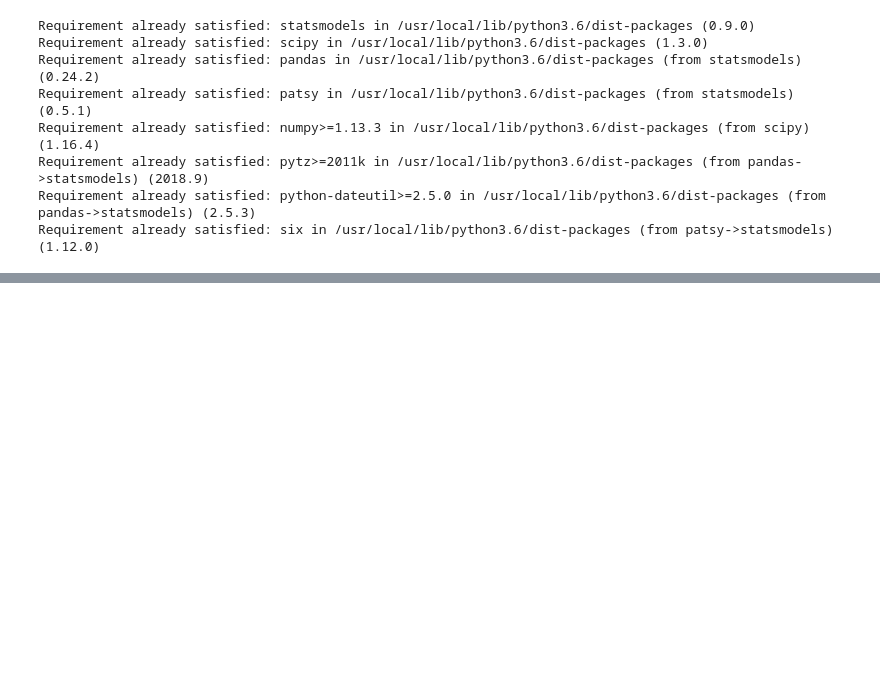
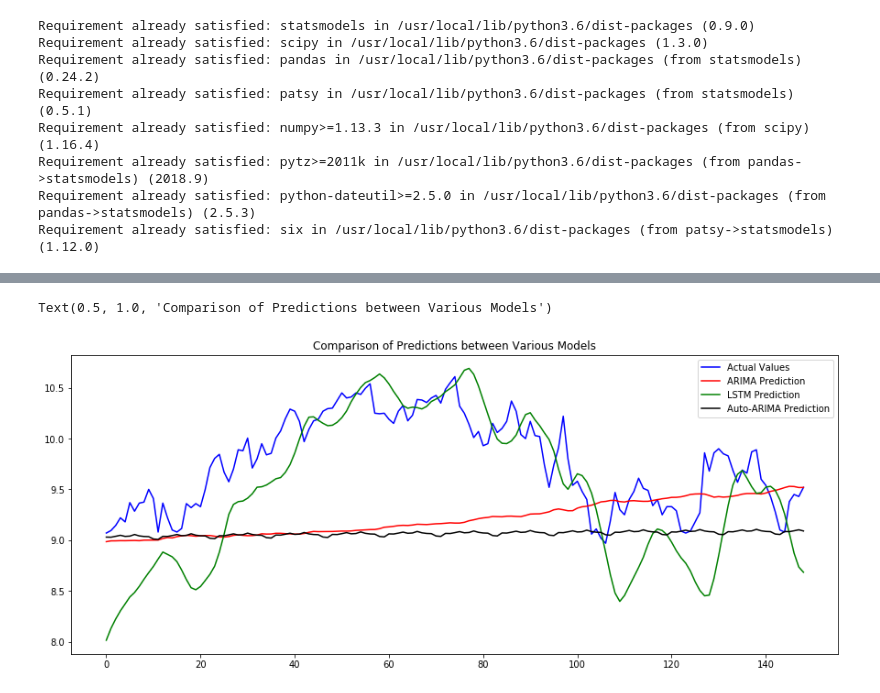
Before and after one commit to gopalkalpande/Practice-AI, a Jupyter notebook: time_series_forecast.ipynb, the cells around one changed output, grey strips where cells are left out. Saved outputs shown, nothing was run; the diff lists cells and outputs as text; code cells hidden in the pictures; blank space fills up the shorter version.

```diff
--- a/time_series_forecast.ipynb
+++ b/time_series_forecast.ipynb
@@ -554,0 +596,2 @@ Successfully installed PasteDeploy-2.0.1 hupper-1.8.1 plaster-1.0 plaster-pasted
+# %%
+future_forecast = stepwise_model.predict(n_periods=149)
@@ -554,0 +618,2 @@ Successfully installed PasteDeploy-2.0.1 hupper-1.8.1 plaster-1.0 plaster-pasted
+# %%
+future_forecast = pd.DataFrame(future_forecast,index = test.index,columns=['Prediction'])
@@ -554,0 +639,3 @@ Successfully installed PasteDeploy-2.0.1 hupper-1.8.1 plaster-1.0 plaster-pasted
+# %%
+my['arima-auto'] = 0
+my.head()
@@ -554,0 +649,6 @@ Successfully installed PasteDeploy-2.0.1 hupper-1.8.1 plaster-1.0 plaster-pasted
+# %%
+j = 1
+for i in range(0,len(future_forecast)):
+    ff = future_forecast[i:j].values
+    my['auto-arima'][i] = ff
+    j += 1
@@ -554,0 +669,11 @@ Successfully installed PasteDeploy-2.0.1 hupper-1.8.1 plaster-1.0 plaster-pasted
+# %%
+#predictions_ARIMA = np.exp(predictions_ARIMA_log)
+plt.plot(my['actual'],'b', label = 'Actual Values')
+plt.plot(my['pred'],'r', label = 'ARIMA Prediction')
+plt.plot(my['lstm_close'],'g', label = 'LSTM Prediction')
+plt.plot(my['auto-arima'],'k', label = 'Auto-ARIMA Prediction')
+plt.legend()
+plt.title('Comparison of Predictions between Various Models')
+# %% [output]
+Text(0.5, 1.0, 'Comparison of Predictions between Various Models')
+[figure, added]
```
Also changed, not shown: parts of 18 cells of this notebook.
